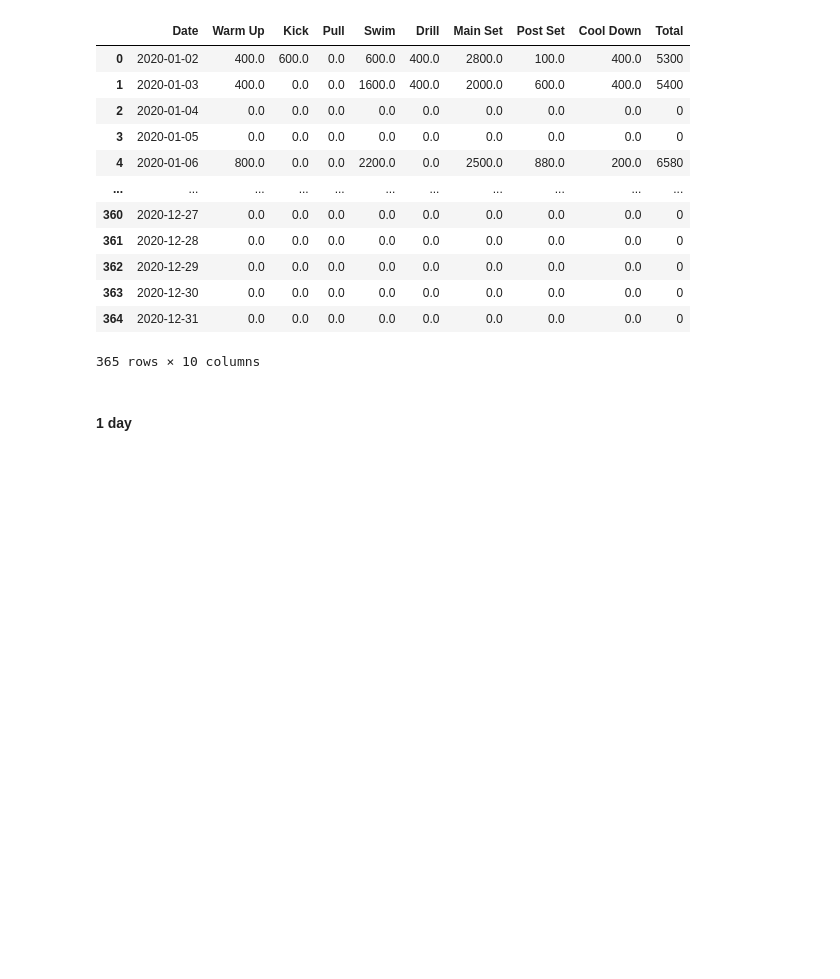
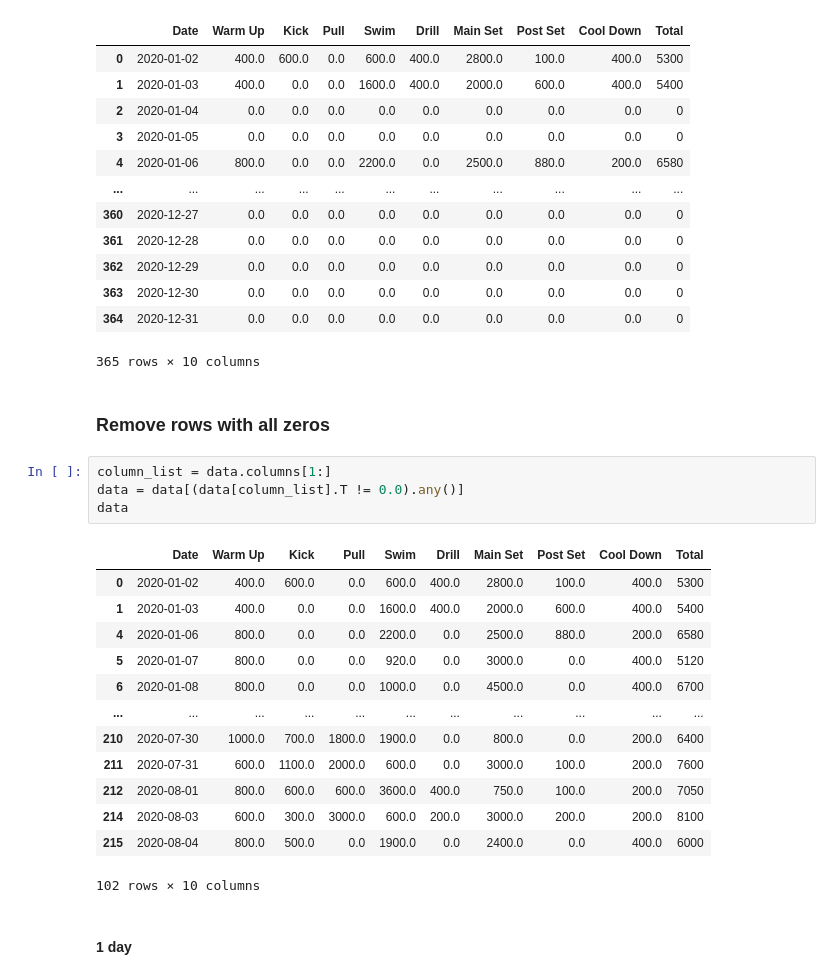
Before and after one commit to JIHOO97/TrainingTime-Visualization, a Jupyter notebook: Swimming Plot.ipynb, the cells around one changed output. Cells and saved outputs as stored; diff of their text form; blank space fills up the shorter version.

```diff
--- a/Swimming Plot.ipynb
+++ b/Swimming Plot.ipynb
@@ -46,6 +46,26 @@ data
 | 363 | 2020-12-30 | 0.0 | 0.0 | 0.0 | 0.0 | 0.0 | 0.0 | 0.0 | 0.0 | 0 |
 | 364 | 2020-12-31 | 0.0 | 0.0 | 0.0 | 0.0 | 0.0 | 0.0 | 0.0 | 0.0 | 0 |
 365 rows × 10 columns
+# %% [markdown]
+### Remove rows with all zeros
+# %%
+column_list = data.columns[1:]
+data = data[(data[column_list].T != 0.0).any()]
+data
+# %% [output]
+|  | Date | Warm Up | Kick | Pull | Swim | Drill | Main Set | Post Set | Cool Down | Total |
+| 0 | 2020-01-02 | 400.0 | 600.0 | 0.0 | 600.0 | 400.0 | 2800.0 | 100.0 | 400.0 | 5300 |
+| 1 | 2020-01-03 | 400.0 | 0.0 | 0.0 | 1600.0 | 400.0 | 2000.0 | 600.0 | 400.0 | 5400 |
+| 4 | 2020-01-06 | 800.0 | 0.0 | 0.0 | 2200.0 | 0.0 | 2500.0 | 880.0 | 200.0 | 6580 |
+| 5 | 2020-01-07 | 800.0 | 0.0 | 0.0 | 920.0 | 0.0 | 3000.0 | 0.0 | 400.0 | 5120 |
+| 6 | 2020-01-08 | 800.0 | 0.0 | 0.0 | 1000.0 | 0.0 | 4500.0 | 0.0 | 400.0 | 6700 |
+| ... | ... | ... | ... | ... | ... | ... | ... | ... | ... | ... |
+| 210 | 2020-07-30 | 1000.0 | 700.0 | 1800.0 | 1900.0 | 0.0 | 800.0 | 0.0 | 200.0 | 6400 |
+| 211 | 2020-07-31 | 600.0 | 1100.0 | 2000.0 | 600.0 | 0.0 | 3000.0 | 100.0 | 200.0 | 7600 |
+| 212 | 2020-08-01 | 800.0 | 600.0 | 600.0 | 3600.0 | 400.0 | 750.0 | 100.0 | 200.0 | 7050 |
+| 214 | 2020-08-03 | 600.0 | 300.0 | 3000.0 | 600.0 | 200.0 | 3000.0 | 200.0 | 200.0 | 8100 |
+| 215 | 2020-08-04 | 800.0 | 500.0 | 0.0 | 1900.0 | 0.0 | 2400.0 | 0.0 | 400.0 | 6000 |
+102 rows × 10 columns
 # %% [markdown]
 #### 1 day
 # %%
```
Also changed, not shown: parts of 2 cells of this notebook, 2 other files.
